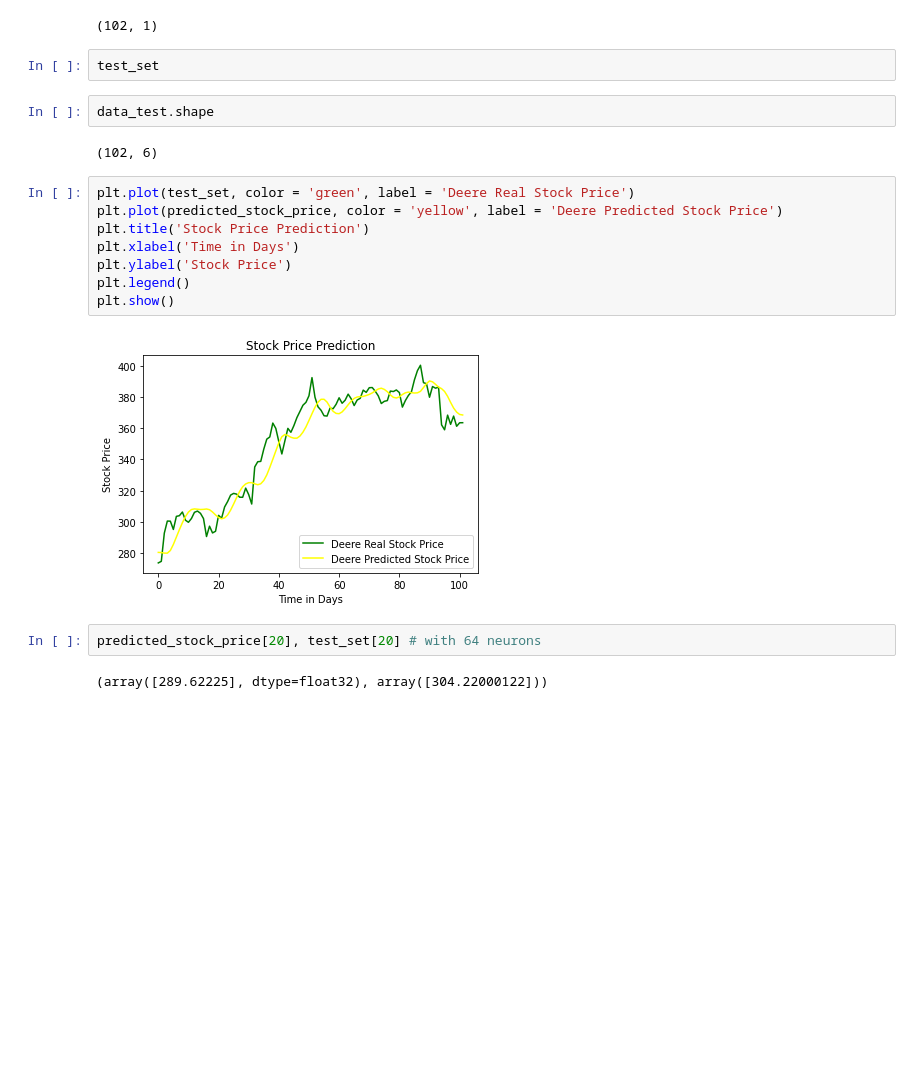
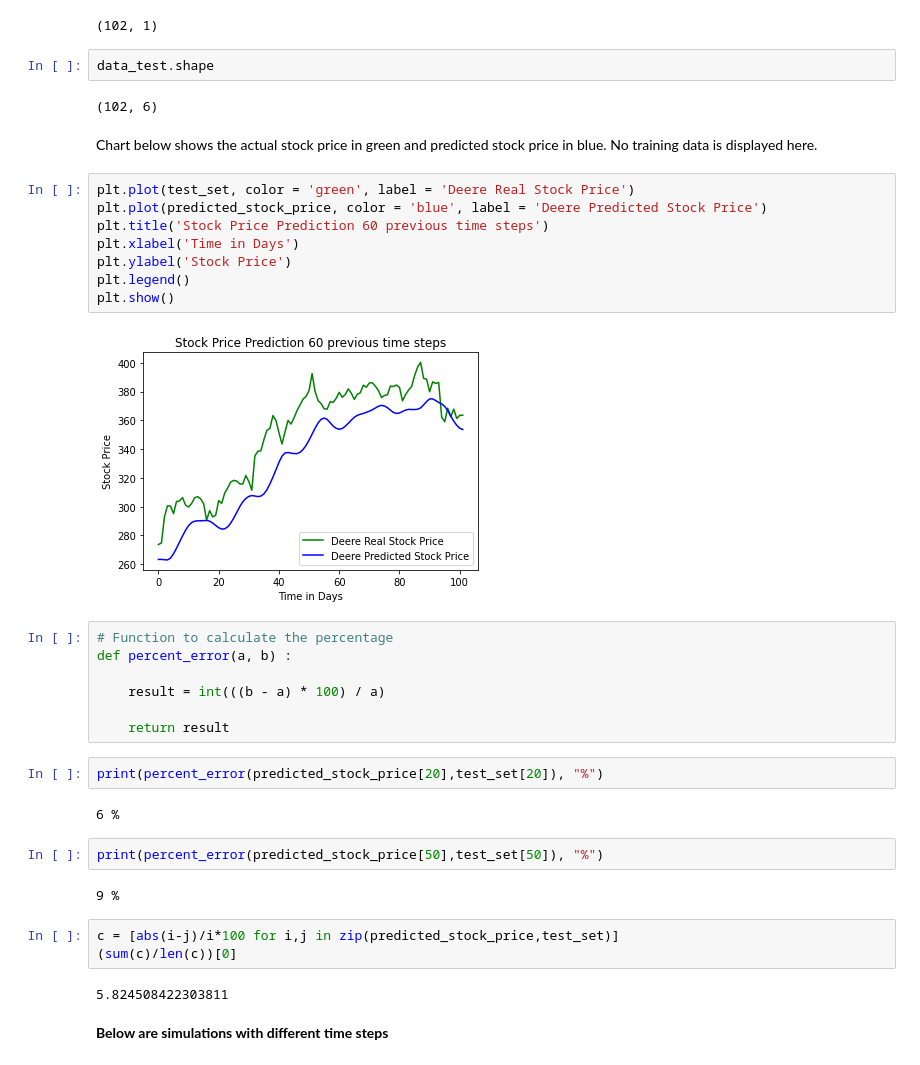
Before and after one commit to ap12798/Applied_Deep_Learning, a Jupyter notebook: Project_1.ipynb, the cells around one changed output. Cells and saved outputs as stored; diff of their text form; blank space fills up the shorter version.

```diff
--- a/Project_1.ipynb
+++ b/Project_1.ipynb
@@ -187,23 +199,41 @@ predicted_stock_price = sc.inverse_transform(predicted_stock_price) # going back
 predicted_stock_price.shape
 # %% [output]
 (102, 1)
-# %%
-test_set
 # %%
 data_test.shape
 # %% [output]
 (102, 6)
+# %% [markdown]
+Chart below shows the actual stock price in green and predicted stock price in blue. No training data is displayed here.
 # %%
 plt.plot(test_set, color = 'green', label = 'Deere Real Stock Price')
-plt.plot(predicted_stock_price, color = 'yellow', label = 'Deere Predicted Stock Price')
-plt.title('Stock Price Prediction')
+plt.plot(predicted_stock_price, color = 'blue', label = 'Deere Predicted Stock Price')
+plt.title('Stock Price Prediction 60 previous time steps')
 plt.xlabel('Time in Days')
 plt.ylabel('Stock Price')
 plt.legend()
 plt.show()
 # %% [output]
-[figure, old version]
+[figure, new version]
+# %%
+# Function to calculate the percentage
+def percent_error(a, b) :
+
+    result = int(((b - a) * 100) / a)
+
+    return result
 # %%
-predicted_stock_price[20], test_set[20] # with 64 neurons
+print(percent_error(predicted_stock_price[20],test_set[20]), "%")
 # %% [output]
-(array([289.62225], dtype=float32), array([304.22000122]))
+6 %
+# %%
+print(percent_error(predicted_stock_price[50],test_set[50]), "%")
+# %% [output]
+9 %
+# %%
+c = [abs(i-j)/i*100 for i,j in zip(predicted_stock_price,test_set)]
+(sum(c)/len(c))[0]
+# %% [output]
+5.824508422303811
+# %% [markdown]
+**Below are simulations with different time steps**
```
Also changed, not shown: parts of 44 cells of this notebook.
